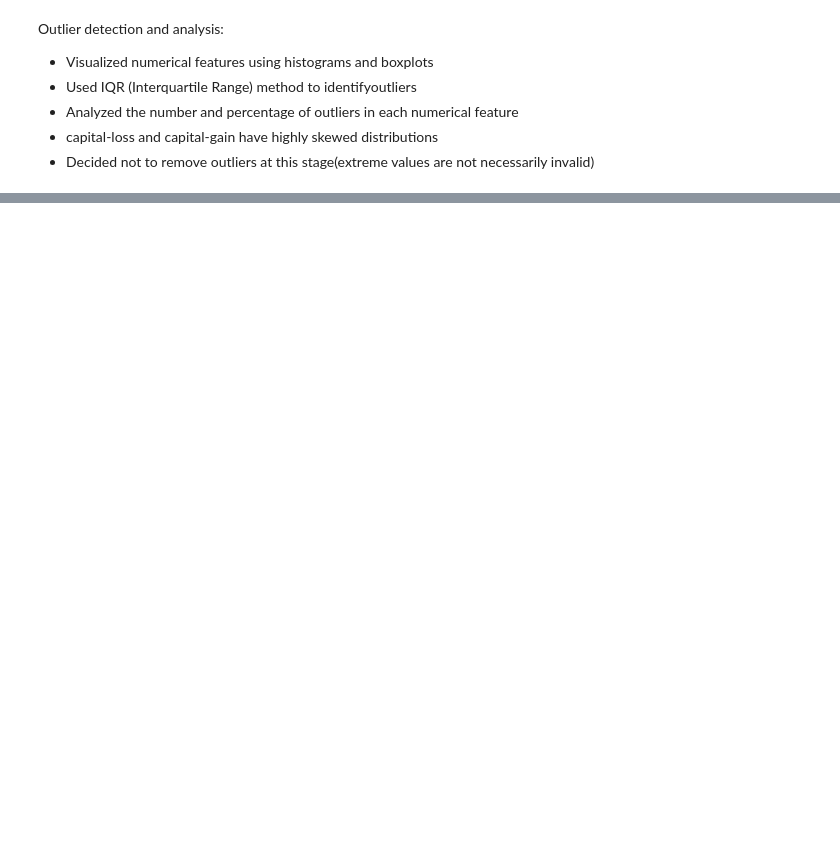
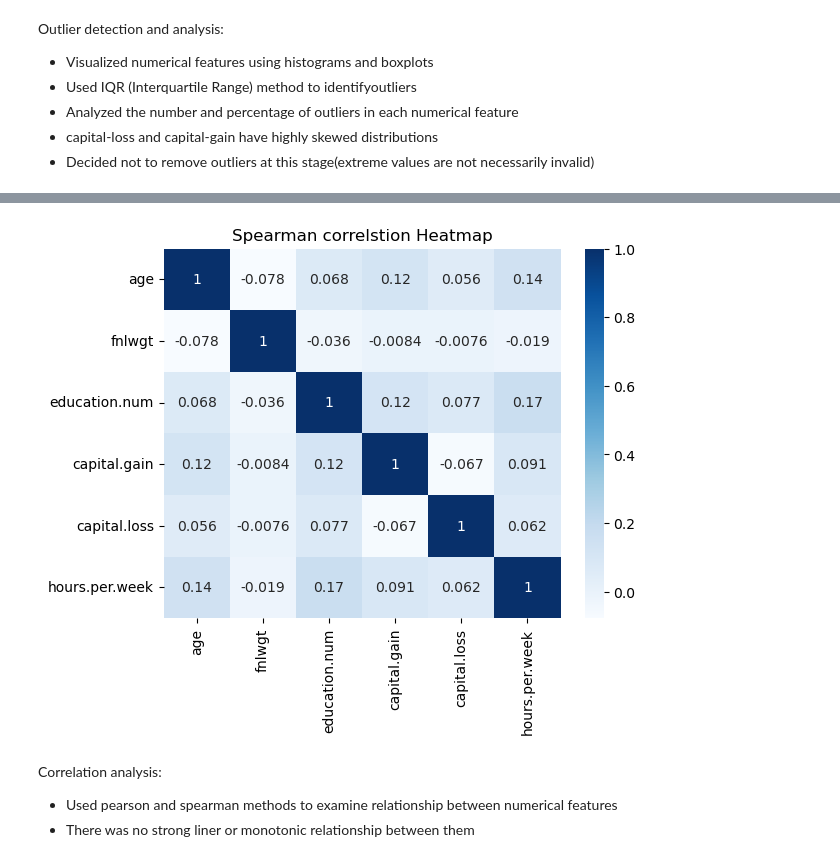
Before and after one commit to shukriaarifi/income_prediction, a Jupyter notebook: notebooks/income_prediction.ipynb, the cells around one changed output, grey strips where cells are left out. Drawn from its saved outputs; the diff is of its cells as text; code cells hidden in the pictures; blank space fills up the shorter version.

```diff
--- a/notebooks/income_prediction.ipynb
+++ b/notebooks/income_prediction.ipynb
@@ -507,0 +525,3 @@ Outlier detection and analysis:
+# %%
+spearman_corr=x_train[numeric_features].corr(method="spearman")
+spearman_corr
@@ -507,0 +536,10 @@ Outlier detection and analysis:
+# %%
+sns.heatmap(spearman_corr,annot=True, cmap="Blues")
+plt.title("Spearman correlstion Heatmap")
+plt.show()
+# %% [output]
+[figure, added]
+# %% [markdown]
+Correlation analysis:
+- Used pearson and spearman methods to examine relationship between numerical features
+- There was no strong liner or monotonic relationship between them
```
Also changed, not shown: parts of 14 cells of this notebook.
